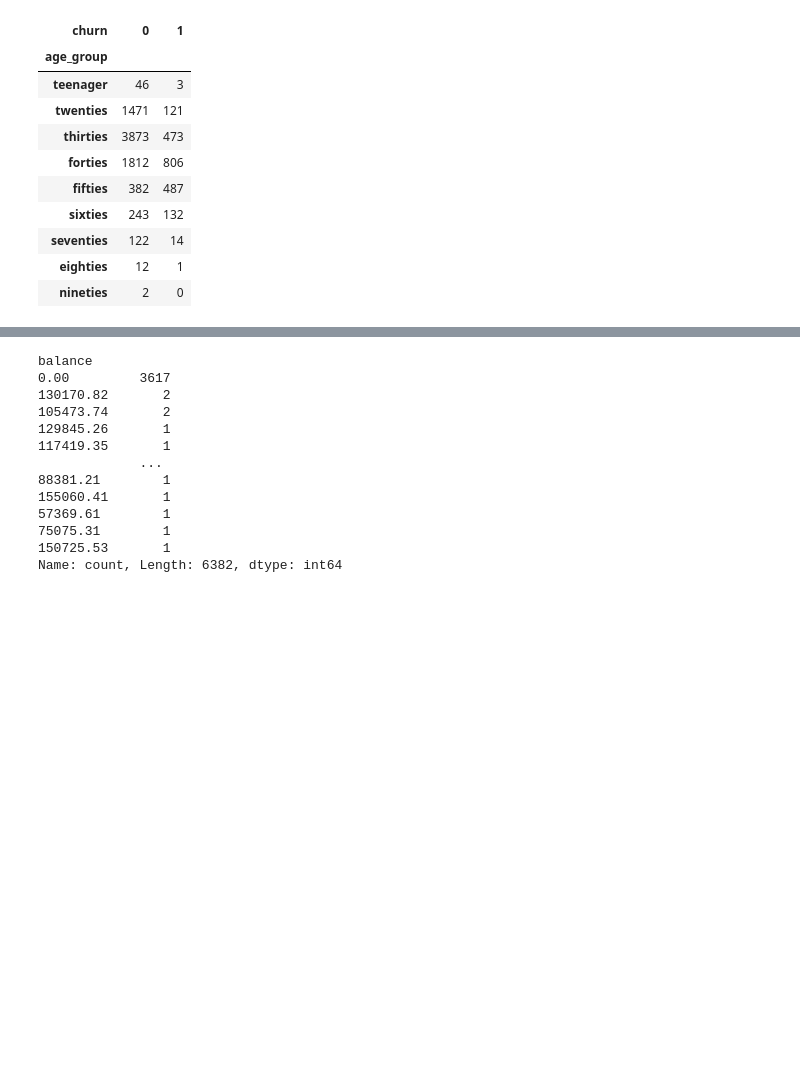
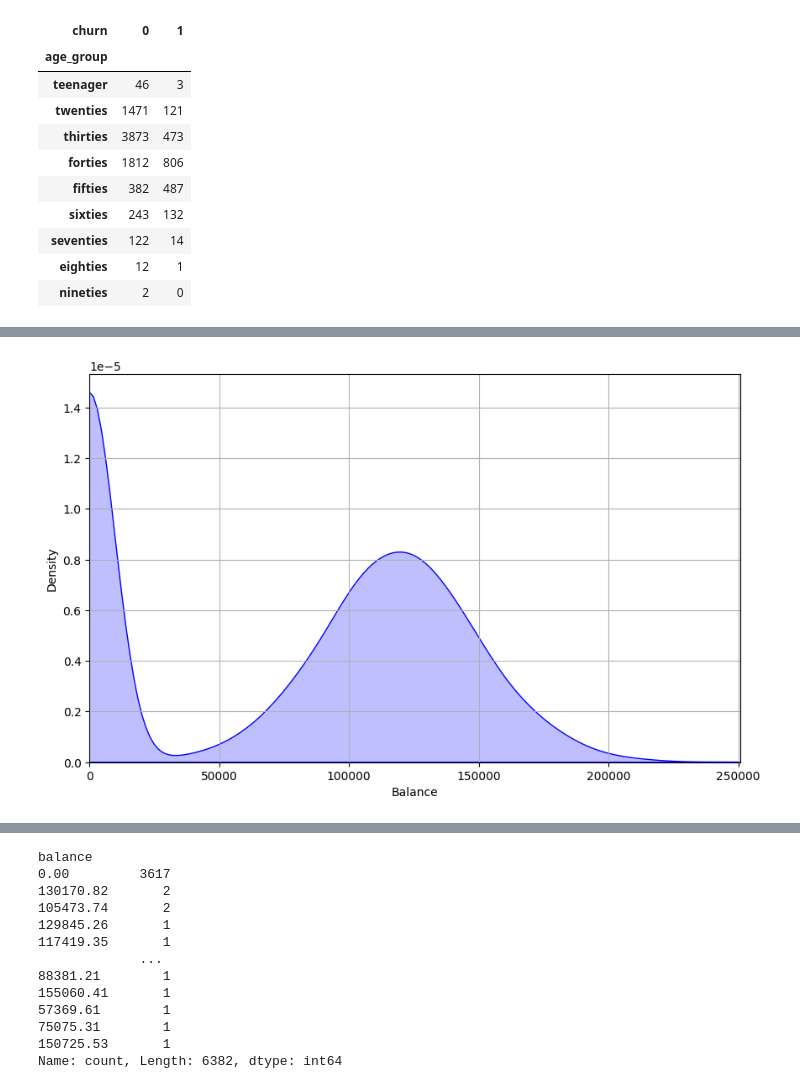
Before and after one commit to coconutkim/project_churn, a Jupyter notebook: groupby.ipynb, the cells around one changed output, grey strips where cells are left out. Cells and saved outputs as stored; diff of their text form; code cells hidden in the pictures; blank space fills up the shorter version.

```diff
--- a/groupby.ipynb
+++ b/groupby.ipynb
@@ -256,0 +298,21 @@ grouped_counts
+# %%
+import pandas as pd
+import matplotlib.pyplot as plt
+import seaborn as sns
+
+# KDE 플롯
+plt.figure(figsize=(10, 6))
+sns.kdeplot(df['balance'], fill=True, color='blue')
+
+# x축의 범위를 데이터의 최소값과 최대값에 맞추기
+plt.xlim(df['balance'].min(), df['balance'].max())
+
+# plt.title('KDE Plot of Balance')
+plt.xlabel('Balance')
+plt.ylabel('Density')
+plt.grid(True)
+plt.show()
+
+# 계좌가 0인 것들은 신규 개설된 계좌라서 그런게 아닐까?
+# %% [output]
+[figure, added]
```
Also changed, not shown: parts of 23 cells of this notebook.
